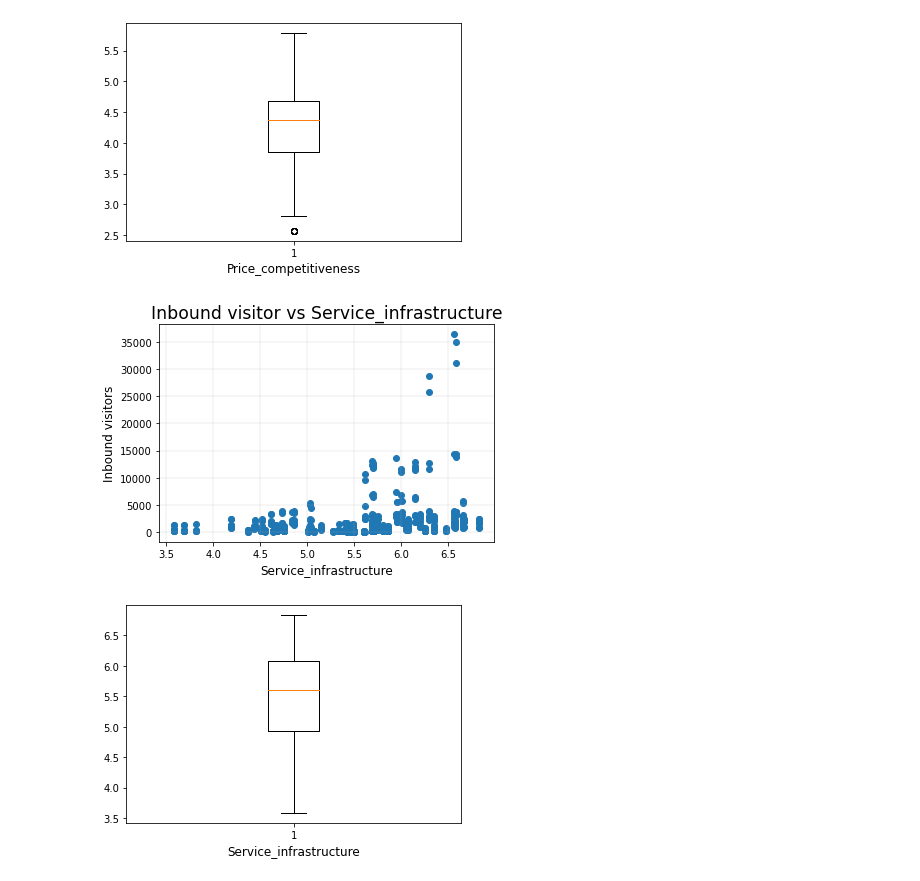
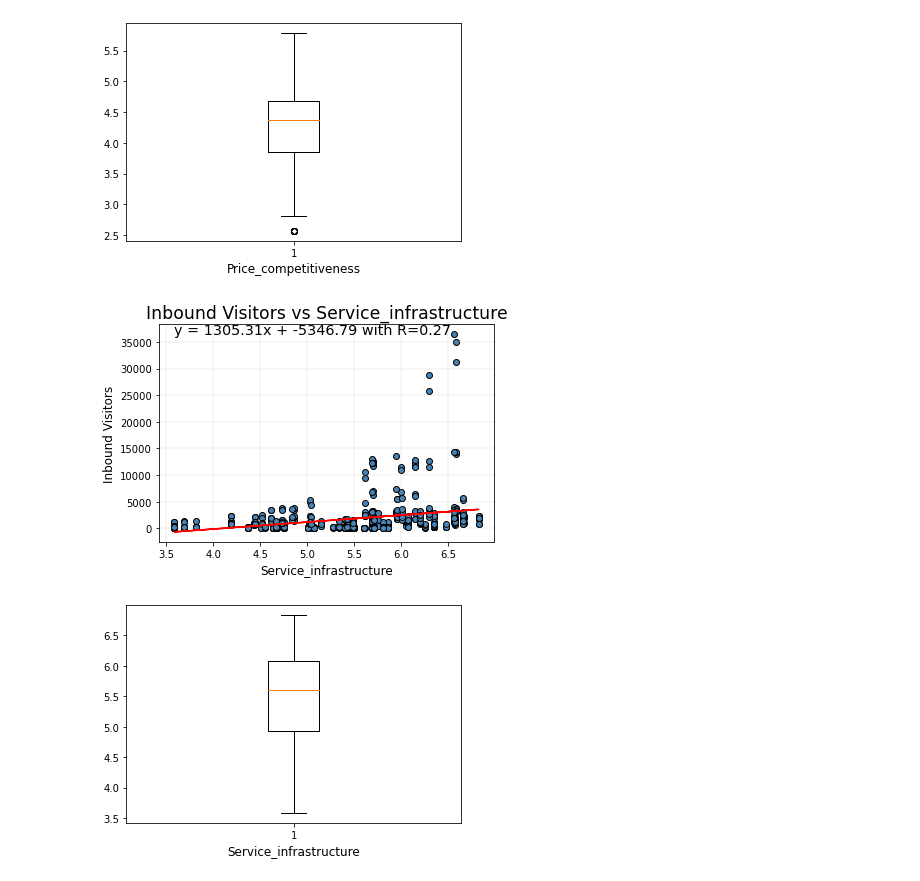
Before and after one commit to luzvazgal/tourism-project, a Jupyter notebook: jupyter_files/panelDataAnalysis/PanelDataModeling.ipynb, the cells around one changed output. Drawn from its saved outputs; the diff is of its cells as text; code cells hidden in the pictures.

Commit message:
update model with individual linear regression

```diff
--- a/jupyter_files/panelDataAnalysis/PanelDataModeling.ipynb
+++ b/jupyter_files/panelDataAnalysis/PanelDataModeling.ipynb
@@ -166,6 +153,0 @@ for x in range(len(data['top_markets'])):
-# %%
-countriesDestinations=[]
-for x in range(len(data['top_destinations'])):
-    temporal=list(data['top_destinations'][x].keys())
-    for i in range(len(temporal)):
-        countriesDestinations.append(temporal[i])
@@ -414,3 +276,32 @@ tourismData.describe()
 # %% [markdown]
 ## Show graps of relation
+# %%
+def graphRegressSimple(x_values,y_values):
+
+    #Get the variables to test hipotesis
+
+    x_values=x_values
+    y_values=y_values
+    name_x=x_values.name
+    name_y=y_values.name
+
+
+    #Estamimate linear regression simple
+    (slope, intercept, rvalue, pvalue, stderr) =linregress(x_values, y_values)
+    regress_values = x_values * slope + intercept
+    line_eq = "y = " + str(round(slope,2)) + "x + " + str(round(intercept,2))
+    r_value=rvalue
+
+    #Construct graph sacatter
+
+    plt.scatter(x_values,y_values, color='black', marker='o', facecolor='steelblue')
+    plt.plot(x_values, regress_values, color='red')
+    plt.annotate(f'{line_eq} with R={round(r_value,2)}',(x_values.min(),y_values.max()), fontsize='x-large', color="black", alpha=1)
+    plt.title(f'{name_y} vs {name_x}', fontsize='xx-large')
+    plt.grid(lw=0.2)
+    plt.ylabel(name_y, fontsize='large')
+    plt.xlabel(name_x, fontsize='large')
+
+
+    return plt.show()
 # %%
@@ -519,14 +375,9 @@ plt.show()
 # %% [output]
 [figure]
 # %%
-plt.scatter(tourismData['Service_infrastructure'],tourismData['Inbound Visitors'])
-plt.title('Inbound visitor vs Service_infrastructure', fontsize='xx-large')
-plt.grid(lw=0.2)
-plt.ylabel('Inbound visitors', fontsize='large')
-plt.xlabel('Service_infrastructure', fontsize='large')
-plt.show()
+graphRegressSimple(tourismData['Service_infrastructure'],tourismData['Inbound Visitors'])
 # %% [output]
-[figure, old version]
+[figure, new version]
 # %%
 plt.boxplot(tourismData['Service_infrastructure'])
 plt.xlabel('Service_infrastructure', fontsize='large')
```
Also changed, not shown: parts of 54 cells of this notebook.
